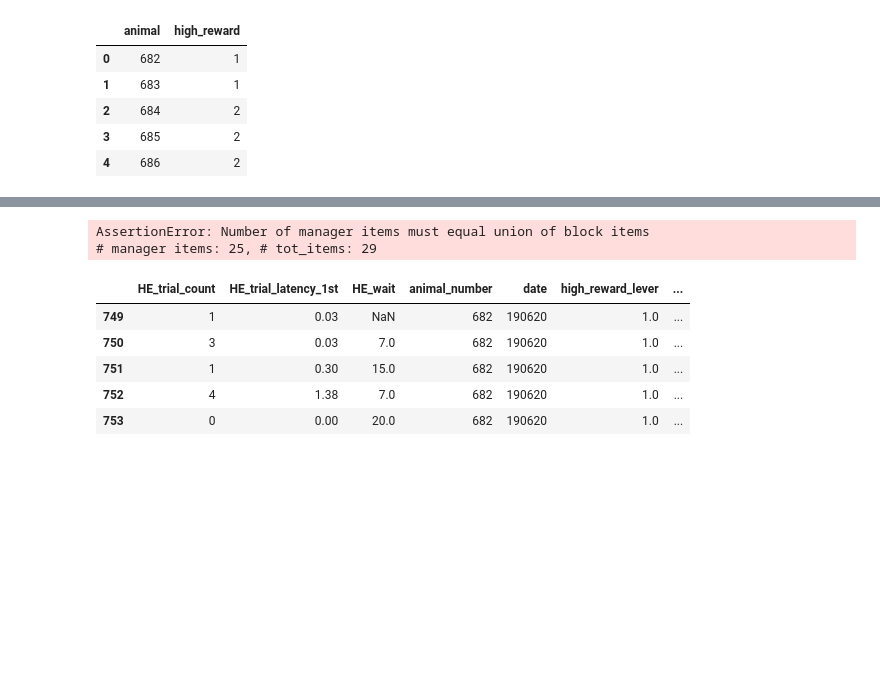
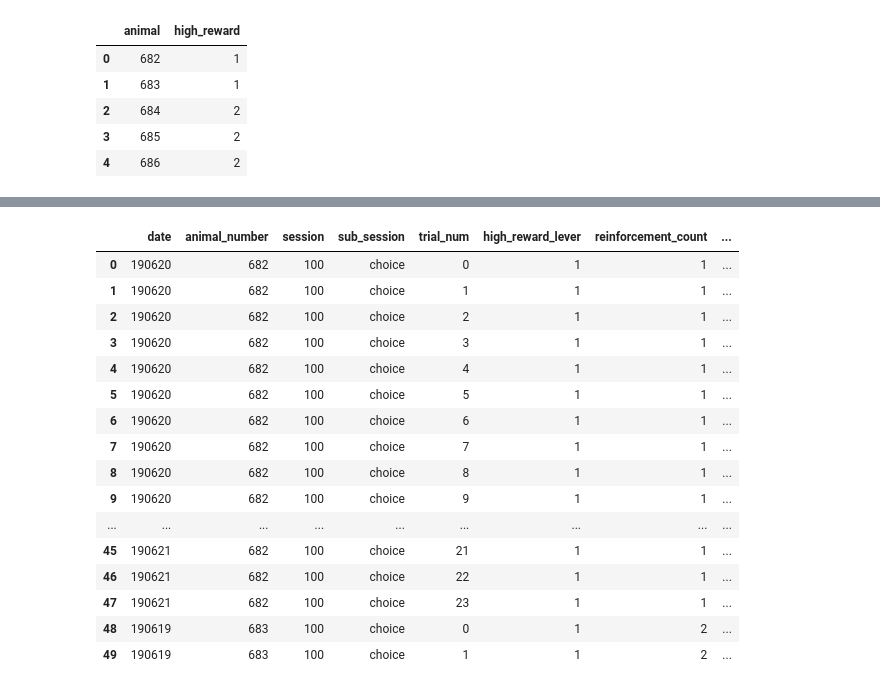
Before and after one commit to grace3999/MedPC, a Jupyter notebook: med_discounting.ipynb, the cells around one changed output, grey strips where cells are left out. Drawn from its saved outputs; the diff is of its cells as text; code cells hidden in the pictures; blank space fills up the shorter version.

```diff
--- a/med_discounting.ipynb
+++ b/med_discounting.ipynb
@@ -414,7 +414,8 @@ animal_info.head()
 final_data = pd.DataFrame()
 
 #these are the event_stamps we want analyzed
-event_dic = {'reinforcement': 5, 'right_lever_choice': 8, 'left_lever_choice': 9, 'right_lever_force': 17, 'left_lever_force': 18, 'HE_trial': 11}
+event_dic = {'reinforcement': 5, 'right_lever_choice': 8, 'left_lever_choice': 9, 'right_lever_force': 17, \
+             'left_lever_force': 18, 'HE_trial': 11}
 
 run_variables = True
 
@@ -436,7 +437,7 @@ for file in file_paths:
     session_data['sub_session'] = [sub_session]*(session_data.shape[0])
 
     try:
-        high_reward_lever = animal_info[animal_info['animal'] == int(animal_number)]['high_reward'][0]
+        high_reward_lever = animal_info[animal_info['animal'] == int(animal_number)]['high_reward'].values[0]
         session_data['high_reward_lever'] = [high_reward_lever]*(session_data.shape[0])
     except:
         session_data['high_reward_lever'] = np.nan
@@ -450,12 +451,25 @@ for file in file_paths:
         session_data['lt_reward'] = np.nan
         session_data['prob_lever'] = np.nan
 
+    #combine lever force and choice data (use sub_session column to groupby instead)
+    if sub_session == 'force':
+        session_data.rename({'right_lever_force_count': 'right_lever_count',
+                          'left_lever_force_count': 'left_lever_count',
+                          'right_lever_force_latency_1st': 'right_lever_latency',
+                          'left_lever_force_latency_1st': 'left_lever_latency',}, axis='columns', inplace=True)
+    elif sub_session == 'choice':
+        session_data.rename({'right_lever_choice_count': 'right_lever_count',
+                          'left_lever_choice_count': 'left_lever_count',
+                          'right_lever_choice_latency_1st': 'right_lever_latency',
+                          'left_lever_choice_latency_1st': 'left_lever_latency',}, axis='columns', inplace=True)
+    else:
+        pass
+
     final_data = pd.concat([final_data, session_data], axis = 0, ignore_index=True)
 
 final_data = final_data[['date', 'animal_number', 'session', 'sub_session', 'trial_num', 'high_reward_lever',
-                         'reinforcement_count', 'right_lever_force_count', 'right_lever_force_latency_1st',
-                         'left_lever_force_count', 'left_lever_force_latency_1st', 'right_lever_choice_count',
-                         'right_lever_choice_latency_1st', 'left_lever_choice_count', 'left_lever_choice_latency_1st',
+                         'reinforcement_count', 'right_lever_count', 'right_lever_latency',
+                         'left_lever_count', 'left_lever_latency',
                          'HE_trial_count', 'HE_trial_latency_1st', 'HE_wait', 'rt_reward', 'lt_reward', 'prob_lever']]
 # %% [output]
 C:/Users/Schindler/Documents/Schindler_Lab/Data/Behavior/Med boxes/probability_discounting/shape/100_choice_682_190620
@@ -478,32 +492,25 @@ Wall time: 9min 36s
-# %%
-final_data_choice = final_data[final_data['sub_session'] == 'choice']
-final_data_force = final_data[final_data['sub_session'] == 'force']
-
-final_data_choice.rename({'right_lever_choice_count': 'right_lever_count',
-                          'left_lever_choice_count': 'left_lever_count',
-                          'right_lever_choice_latency_1st': 'right_lever_latency',
-                          'left_lever_choice_latency_1st': 'left_lever_latency',}, axis='columns', inplace=True)
-
-final_data_force.rename({'right_lever_force_count': 'right_lever_count',
-                          'left_lever_force_count': 'left_lever_count',
-                          'right_lever_force_latency_1st': 'right_lever_latency',
-                          'left_lever_force_latency_1st': 'left_lever_latency',}, axis='columns', inplace=True)
-
-final_data = pd.concat([final_data_force, final_data_choice], axis = 0)
-# %% [output]
-AssertionError: Number of manager items must equal union of block items
-# manager items: 25, # tot_items: 29
 # %%
 final_data.to_csv('shape.csv')
 # %%
-final_data.head()
+final_data.head(50)
 # %% [output]
-|  | HE_trial_count | HE_trial_latency_1st | HE_wait | animal_number | date | high_reward_lever | ... |
-| 749 | 1 | 0.03 | NaN | 682 | 190620 | 1.0 | ... |
-| 750 | 3 | 0.03 | 7.0 | 682 | 190620 | 1.0 | ... |
-| 751 | 1 | 0.30 | 15.0 | 682 | 190620 | 1.0 | ... |
-| 752 | 4 | 1.38 | 7.0 | 682 | 190620 | 1.0 | ... |
-| 753 | 0 | 0.00 | 20.0 | 682 | 190620 | 1.0 | ... |
+|  | date | animal_number | session | sub_session | trial_num | high_reward_lever | reinforcement_count | ... |
+| 0 | 190620 | 682 | 100 | choice | 0 | 1 | 1 | ... |
+| 1 | 190620 | 682 | 100 | choice | 1 | 1 | 1 | ... |
+| 2 | 190620 | 682 | 100 | choice | 2 | 1 | 1 | ... |
+| 3 | 190620 | 682 | 100 | choice | 3 | 1 | 1 | ... |
+| 4 | 190620 | 682 | 100 | choice | 4 | 1 | 1 | ... |
+| 5 | 190620 | 682 | 100 | choice | 5 | 1 | 1 | ... |
+| 6 | 190620 | 682 | 100 | choice | 6 | 1 | 1 | ... |
+| 7 | 190620 | 682 | 100 | choice | 7 | 1 | 1 | ... |
+| 8 | 190620 | 682 | 100 | choice | 8 | 1 | 1 | ... |
+| 9 | 190620 | 682 | 100 | choice | 9 | 1 | 1 | ... |
+| ... | ... | ... | ... | ... | ... | ... | ... | ... |
+| 45 | 190621 | 682 | 100 | choice | 21 | 1 | 1 | ... |
+| 46 | 190621 | 682 | 100 | choice | 22 | 1 | 1 | ... |
+| 47 | 190621 | 682 | 100 | choice | 23 | 1 | 1 | ... |
+| 48 | 190619 | 683 | 100 | choice | 0 | 1 | 2 | ... |
+| 49 | 190619 | 683 | 100 | choice | 1 | 1 | 2 | ... |
 # %%
 #single file option for trouble shooting
 
```
Also changed, not shown: parts of 1 cell of this notebook.
